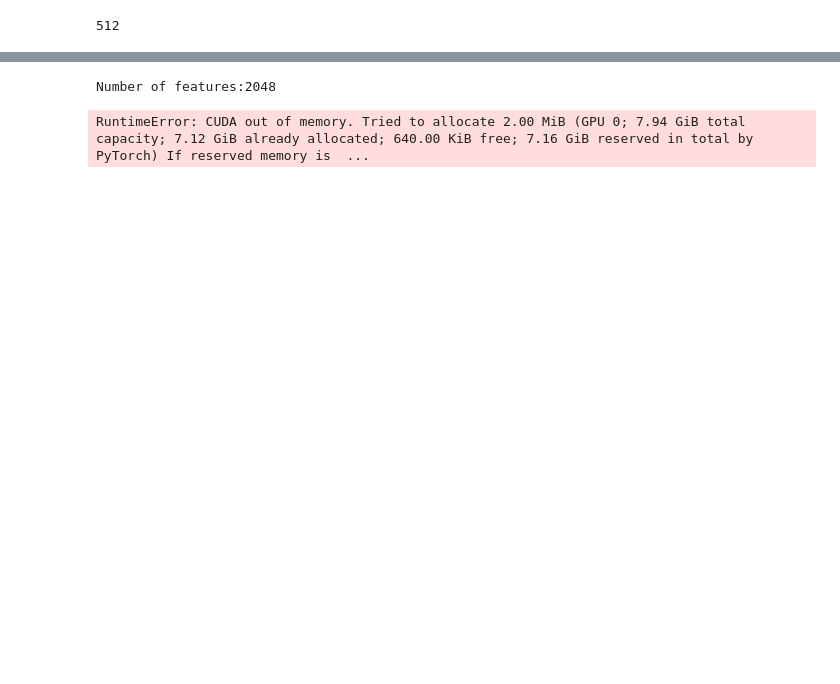
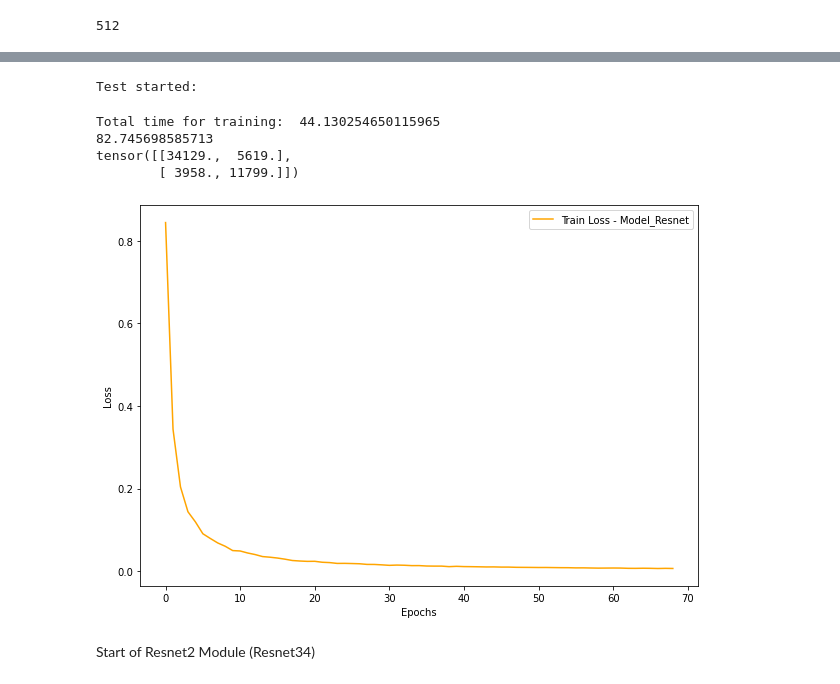
Before and after one commit to zivmo99/DeepLearningProjectNew, a Jupyter notebook: new_pro.ipynb, the cells around one changed output, grey strips where cells are left out. Drawn from its saved outputs; the diff is of its cells as text; code cells hidden in the pictures; blank space fills up the shorter version.

```diff
--- a/new_pro.ipynb
+++ b/new_pro.ipynb
@@ -475,9 +463,9 @@ model_resnet = model_resnet.to(device)
 # %% [output]
 512
 # %%
-class_weights = weights(device,train_cnn)
-print(class_weights)
-criterion = nn.CrossEntropyLoss(weight=class_weights)
-optimizer = torch.optim.Adamax(model_resnet.fc.parameters()) #, end_lr)#torch.optim.SGD(model.fc.parameters(), start_lr)
+class_weights = weights(device,train)
+print("class_weights:\n", class_weights)
+criterion_resnet = nn.CrossEntropyLoss(weight=class_weights)
+optimizer_resnet = torch.optim.Adamax(model_resnet.fc.parameters(), lr = learning_rate_RESNET) #, end_lr)#torch.optim.SGD(model.fc.parameters(), start_lr)
 # %% [output]
 tensor([0.6982, 1.7612], device='cuda:0')
@@ -485,4 +474,4 @@ tensor([0.6982, 1.7612], device='cuda:0')
 # %%
-loss_array_RESNET = train_model(NUM_EPOCHS_RESNET,learning_rate_RESNET,loader_train,optimizer,criterion,model_resnet)
+loss_array_RESNET, total_time = train_model(NUM_EPOCHS_RESNET,loader_train,optimizer_resnet,criterion_resnet,model_resnet, "Model_Resnet",loss_acc = 50)
 # %% [output]
 Train started:
@@ -519,46 +477,0 @@ tensor([[31047.,  8701.],
-# %%
-model_resnet2 = torchvision.models.resnet50(pretrained=False)
-#model_resnet2.load_state_dict(torch.load("input/breastcancermodel/resnet50-19c8e357.pth"))
-num_features = model_resnet2.fc.in_features
-print("Number of features:"+str(num_features))
-model_resnet2.fc = nn.Sequential(
-           nn.Linear(num_features, 512),
-           nn.ReLU(),
-           nn.BatchNorm1d(512),
-           nn.Dropout(0.25),
-           nn.Linear(512, 256),
-           nn.ReLU(),
-           nn.BatchNorm1d(256),
-           nn.Dropout(0.25),
-           nn.Linear(256, 128),
-           nn.ReLU(),
-           nn.BatchNorm1d(128),
-           nn.Dropout(0.25),
-           nn.Linear(128, 64),
-           nn.ReLU(),
-           nn.BatchNorm1d(64),
-           nn.Dropout(0.25),
-           nn.Linear(64, 32),
-           nn.ReLU(),
-           nn.BatchNorm1d(32),
-           nn.Dropout(0.25),
-           nn.Linear(32, 16),
-           nn.ReLU(),
-           nn.BatchNorm1d(16),
-           nn.Dropout(0.25),
-           nn.Linear(16, 8),
-           nn.ReLU(),
-           nn.BatchNorm1d(8),
-           nn.Dropout(0.25),
-           nn.Linear(8, NUM_CLASSES))
-
-def init_weights(m):
-    if type(m) == nn.Linear:
-        torch.nn.init.xavier_uniform_(m.weight)
-        m.bias.data.fill_(0.01)
-
-model_resnet2.apply(init_weights)
-model_resnet2 = model_resnet2.to(device)
-# %% [output]
-Number of features:2048
-RuntimeError: CUDA out of memory. Tried to allocate 2.00 MiB (GPU 0; 7.94 GiB total capacity; 7.12 GiB already allocated; 640.00 KiB free; 7.16 GiB reserved in total by PyTorch) If reserved memory is  ...
@@ -566,0 +478,15 @@ RuntimeError: CUDA out of memory. Tried to allocate 2.00 MiB (GPU 0; 7.94 GiB to
+# %%
+Test_acc, confusion_matrix = Test_model(model_resnet)
+print("Total time for training: ", total_time)
+print(Test_acc)
+print(confusion_matrix)
+plots(loss_array_RESNET, "Model_Resnet") # loss plots
+# %% [output]
+Test started:
+Total time for training:  44.130254650115965
+82.745698585713
+tensor([[34129.,  5619.],
+        [ 3958., 11799.]])
+[figure, added]
+# %% [markdown]
+Start of Resnet2 Module (Resnet34)
```
Also changed, not shown: parts of 48 cells of this notebook.
